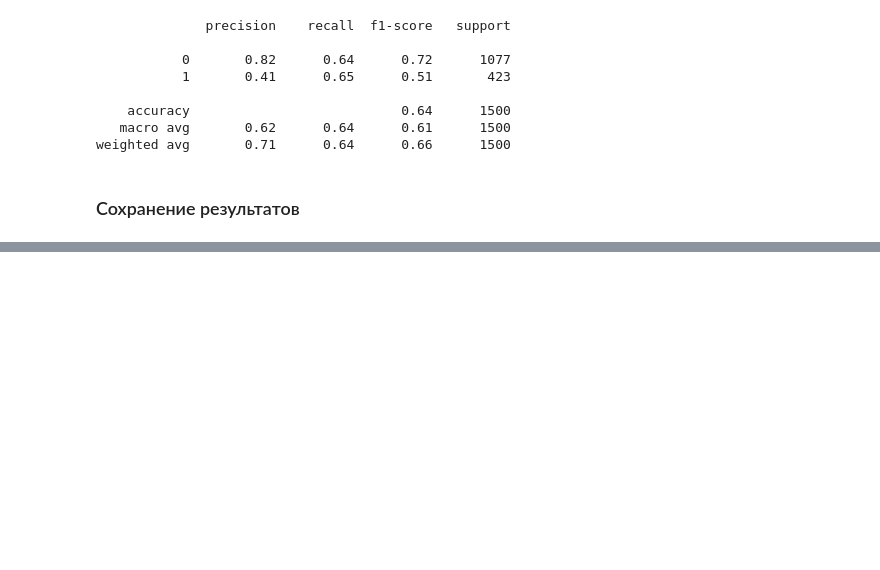
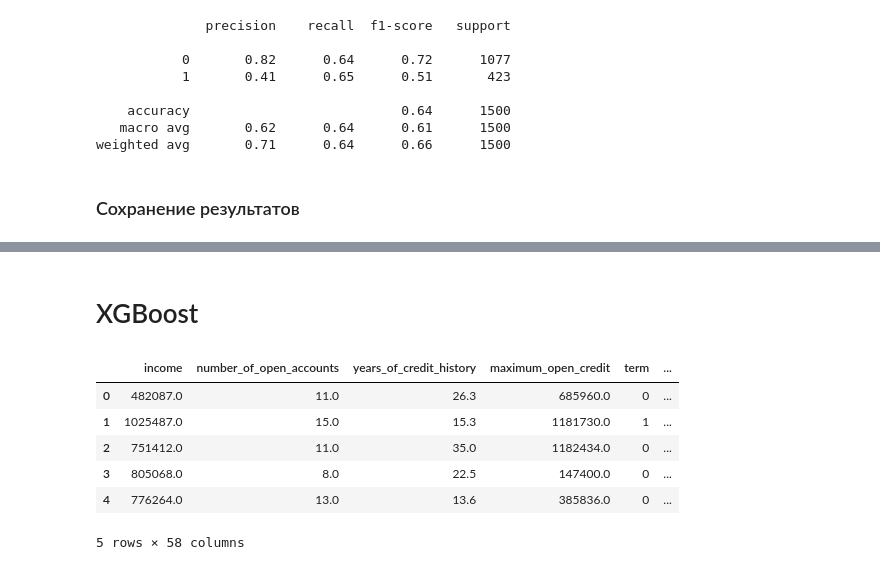
Before and after one commit to mogilyoy/credit_scoring, a Jupyter notebook: research/3.model_selection.ipynb, the cells around one changed output, grey strips where cells are left out. Cells and saved outputs as stored; diff of their text form; code cells hidden in the pictures; blank space fills up the shorter version.

```diff
--- a/research/3.model_selection.ipynb
+++ b/research/3.model_selection.ipynb
@@ -309,0 +378,13 @@ with open('../data/y_test.pkl', 'wb') as f:
+# %% [markdown]
+# XGBoost
+# %%
+data = pd.read_csv('../data/train_prepared_one_hot_encoded.csv')
+data.head()
+# %% [output]
+|  | income | number_of_open_accounts | years_of_credit_history | maximum_open_credit | term | ... |
+| 0 | 482087.0 | 11.0 | 26.3 | 685960.0 | 0 | ... |
+| 1 | 1025487.0 | 15.0 | 15.3 | 1181730.0 | 1 | ... |
+| 2 | 751412.0 | 11.0 | 35.0 | 1182434.0 | 0 | ... |
+| 3 | 805068.0 | 8.0 | 22.5 | 147400.0 | 0 | ... |
+| 4 | 776264.0 | 13.0 | 13.6 | 385836.0 | 0 | ... |
+5 rows × 58 columns
```
Also changed, not shown: parts of 21 cells of this notebook, 21 other files.
